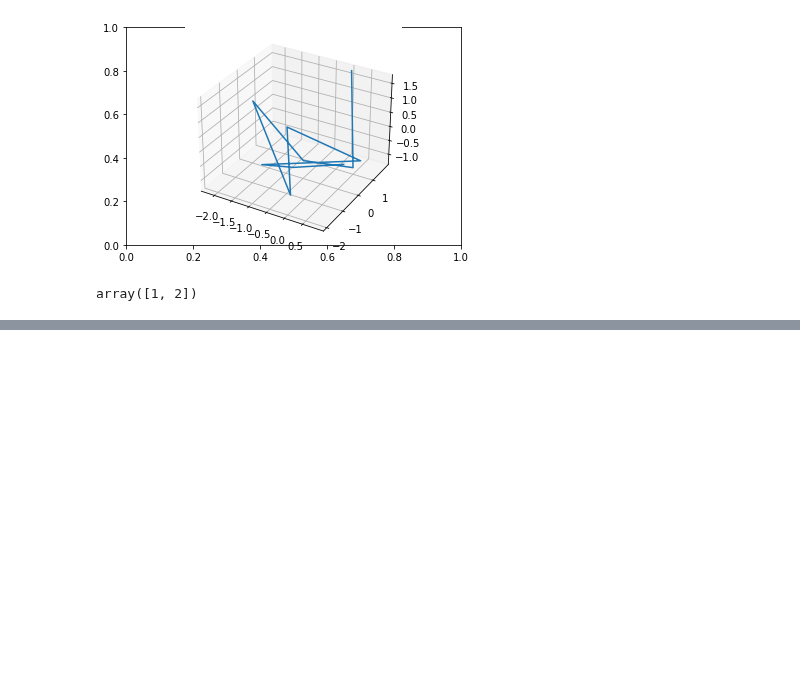
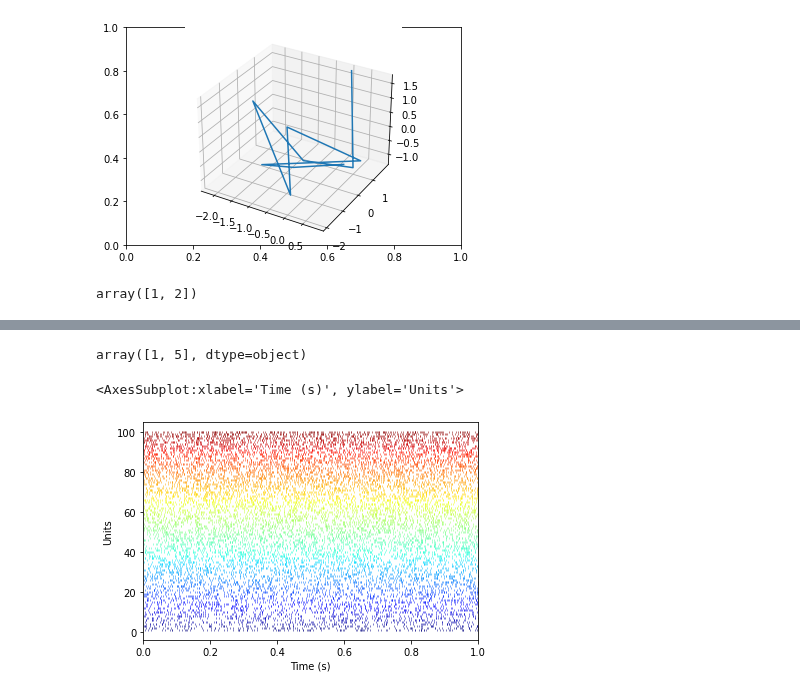
Before and after one commit to bapungiri/NeuroPy, a Jupyter notebook: BasicGens/test.ipynb, the cells around one changed output, grey strips where cells are left out. Saved outputs shown, nothing was run; the diff lists cells and outputs as text; code cells hidden in the pictures; blank space fills up the shorter version.

```diff
--- a/BasicGens/test.ipynb
+++ b/BasicGens/test.ipynb
@@ -330,0 +325,20 @@ array(['2001-01-01T12:00:00.000', '2002-02-03T13:56:03.172'],
+# %%
+import numpy as np
+
+a = []
+a.append([1,2,'hola'])
+a.append([5,6,'hol'])
+np.array(a,dtype='object')[:,0]
+# %% [output]
+array([1, 5], dtype=object)
+# %%
+import numpy as np
+from neuropy.core import Neurons
+from neuropy import plotting
+spiketrains = np.array([np.sort(np.random.rand(_)) for _ in range(100,200)],dtype=object)
+neurons = Neurons(spiketrains,t_stop=1)
+
+plotting.plot_raster(neurons,color = 'jet')
+# %% [output]
+<AxesSubplot:xlabel='Time (s)', ylabel='Units'>
+[figure, added]
```
Also changed, not shown: parts of 4 cells of this notebook, 3 other files.
